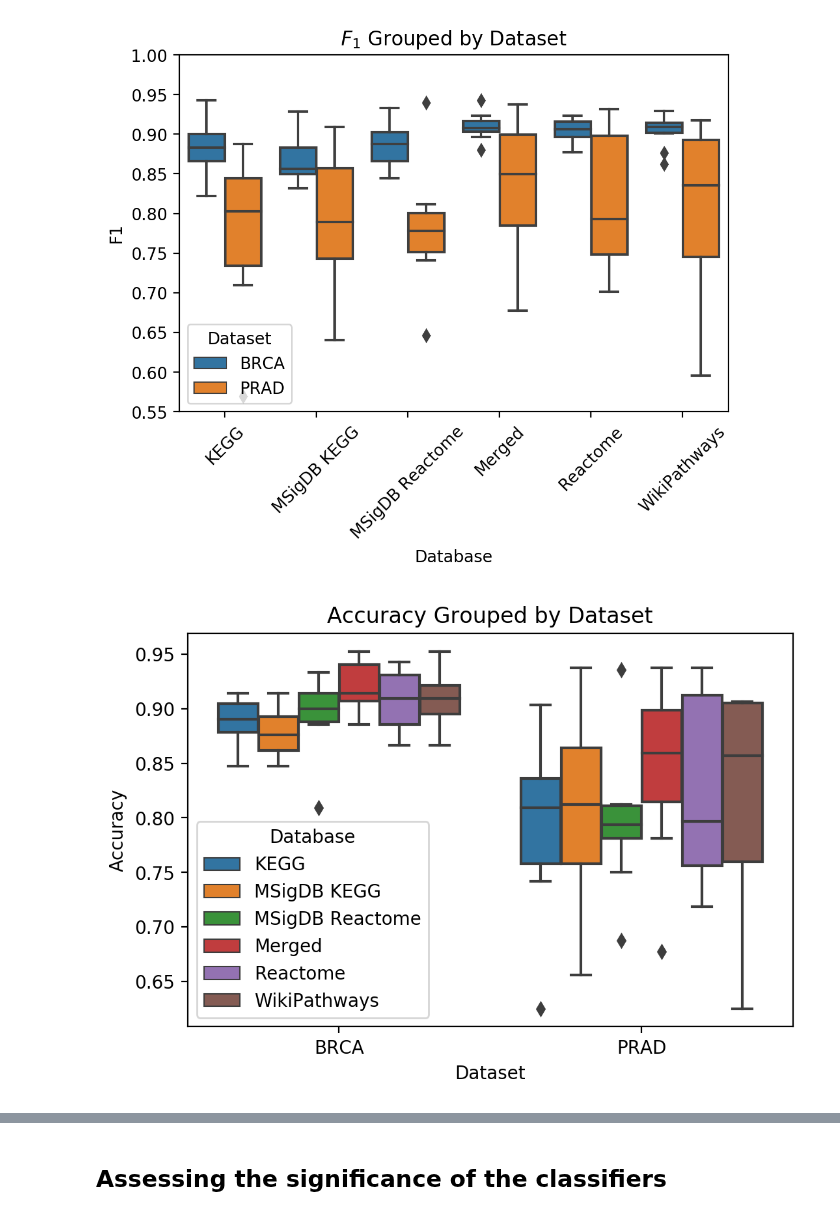
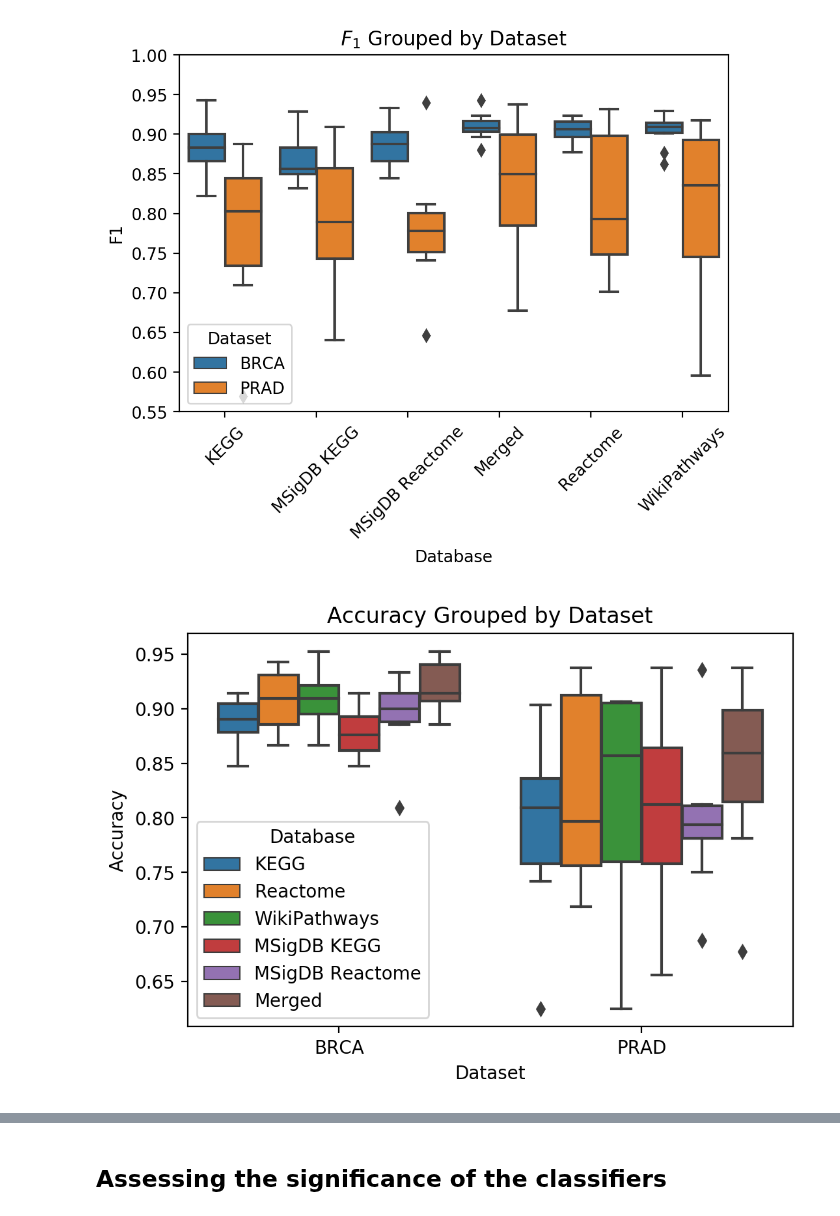
Before and after one commit to pathwayforte/results, a Jupyter notebook: notebooks/evaluation/Plot Evaluation of Subtype Classification.ipynb, the cells around one changed output, grey strips where cells are left out. Cells and saved outputs as stored; diff of their text form; code cells hidden in the pictures.

```diff
--- a/notebooks/evaluation/Plot Evaluation of Subtype Classification.ipynb
+++ b/notebooks/evaluation/Plot Evaluation of Subtype Classification.ipynb
@@ -74,14 +74,15 @@ plt.show()
 # %%
 ax = sns.boxplot(
     y='Accuracy',
     x='Dataset',
     hue='Database',
     data=accuracy_df,
+    hue_order=['KEGG', 'Reactome', 'WikiPathways', 'MSigDB KEGG', 'MSigDB Reactome', 'Merged'],
 )
 plt.title('Accuracy Grouped by Dataset')
 plt.show()
 # %% [output]
-[figure, old version]
+[figure, new version]
 # %%
 ax = sns.boxplot(
     y='F1',
```
Also changed, not shown: parts of 5 cells of this notebook, 2 other files.
